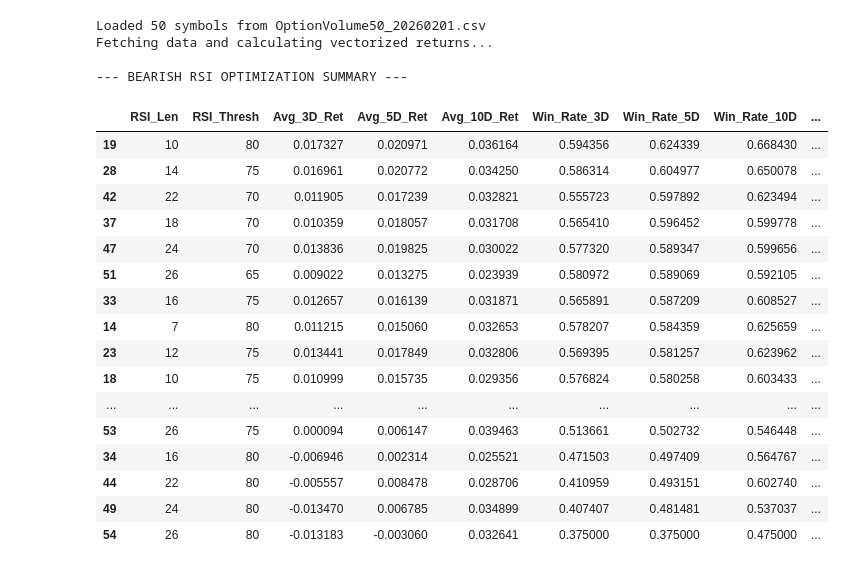
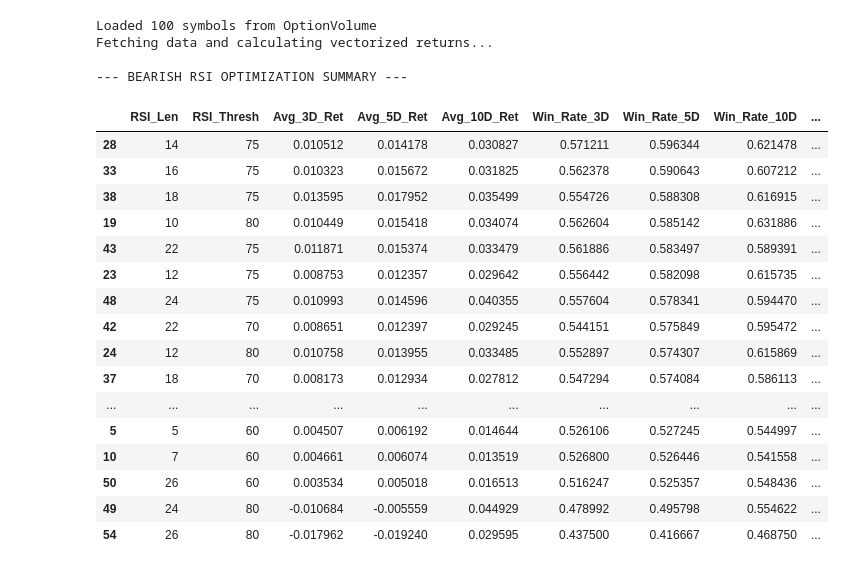
Before and after one commit to jhenningsen/Equity_Analysis, a Jupyter notebook: LangStudio/RSI_Max_Backtesting.ipynb, the cells around one changed output. Drawn from its saved outputs; the diff is of its cells as text; code cells hidden in the pictures.

```diff
--- a/LangStudio/RSI_Max_Backtesting.ipynb
+++ b/LangStudio/RSI_Max_Backtesting.ipynb
@@ -11,3 +15,10 @@ from datetime import datetime, timedelta
+# %%
+# These are Google Drive file IDs. To get your own, right-click on the file in Google Drive, select 'Share', then 'Get link'. The ID is the part of the URL after 'id='.
+OptionVolume_id = '1OGdLINK3zjlx6-lMq86SVq9TkbcglkeI'
+OptionVolume = f'https://drive.google.com/uc?export=download&id={OptionVolume_id}'
+
+OptionVolume200_id = '1gcwD510l4GFGNcKsbExR3GvKnDZwCHy4'
+OptionVolume200 = f'https://drive.google.com/uc?export=download&id={OptionVolume200_id}'
 # %%
 warnings.filterwarnings("ignore")
 
@@ -18,11 +29,10 @@ RSI_LENGTHS = [3, 5, 7, 10, 12, 14, 16, 18, 22, 24, 26]
 
 try:
     # Using your specific filename mentioned in previous turns
-    csv_name = "OptionVolume50_20260201.csv"
-    df_csv = pd.read_csv(csv_name)
+    df_csv = pd.read_csv(OptionVolume)
     symbol_col = [c for c in df_csv.columns if 'symbol' in c.lower() or 'ticker' in c.lower()][0]
     SYMBOLS = df_csv[symbol_col].str.strip().unique().tolist()
-    print(f"Loaded {len(SYMBOLS)} symbols from {csv_name}")
+    print(f"Loaded {len(SYMBOLS)} symbols from OptionVolume")
 except Exception as e:
     print(f"Could not load CSV: {e}. Falling back to default list.")
     SYMBOLS = ["TSLA", "SPY", "QQQ", "NVDA", "AAPL", "MSFT"]
@@ -87,50 +97,50 @@ for rsi_len in RSI_LENGTHS:
             # BEARISH WIN RATE: A win is when future return is NEGATIVE (< 0)
             all_results.append({
                 "RSI_Len": rsi_len,
                 "RSI_Thresh": rsi_thresh,
                 "Avg_3D_Ret": combined['Ret_3D'].mean(),
                 "Avg_5D_Ret": combined['Ret_5D'].mean(),
                 "Avg_10D_Ret": combined['Ret_10D'].mean(),
                 "Win_Rate_3D": (combined['Ret_3D'] > 0).mean(),
                 "Win_Rate_5D": (combined['Ret_5D'] > 0).mean(),
                 "Win_Rate_10D": (combined['Ret_10D'] > 0).mean(),
                 "Trade_Count": len(combined)
             })
 
 # --- 5. Summary Display ---
 if all_results:
     summary_df = pd.DataFrame(all_results)
     # Sorting by Win_Rate_5D to find the best bearish signals
     summary_df = summary_df.sort_values(by="Win_Rate_5D", ascending=False)
     #summary_df = summary_df.sort_values(by="Avg_5D_Ret", ascending=False)
 
     print("\n--- BEARISH RSI OPTIMIZATION SUMMARY ---")
     display(summary_df)
     summary_df.to_csv("bearish_rsi_results.csv", index=False)
 else:
     print("No bearish signals found.")
 # %% [output]
-Loaded 50 symbols from OptionVolume50_20260201.csv
+Loaded 100 symbols from OptionVolume
 Fetching data and calculating vectorized returns...
 
 --- BEARISH RSI OPTIMIZATION SUMMARY ---
 |  | RSI_Len | RSI_Thresh | Avg_3D_Ret | Avg_5D_Ret | Avg_10D_Ret | Win_Rate_3D | Win_Rate_5D | Win_Rate_10D | ... |
-| 19 | 10 | 80 | 0.017327 | 0.020971 | 0.036164 | 0.594356 | 0.624339 | 0.668430 | ... |
-| 28 | 14 | 75 | 0.016961 | 0.020772 | 0.034250 | 0.586314 | 0.604977 | 0.650078 | ... |
-| 42 | 22 | 70 | 0.011905 | 0.017239 | 0.032821 | 0.555723 | 0.597892 | 0.623494 | ... |
-| 37 | 18 | 70 | 0.010359 | 0.018057 | 0.031708 | 0.565410 | 0.596452 | 0.599778 | ... |
-| 47 | 24 | 70 | 0.013836 | 0.019825 | 0.030022 | 0.577320 | 0.589347 | 0.599656 | ... |
-| 51 | 26 | 65 | 0.009022 | 0.013275 | 0.023939 | 0.580972 | 0.589069 | 0.592105 | ... |
-| 33 | 16 | 75 | 0.012657 | 0.016139 | 0.031871 | 0.565891 | 0.587209 | 0.608527 | ... |
-| 14 | 7 | 80 | 0.011215 | 0.015060 | 0.032653 | 0.578207 | 0.584359 | 0.625659 | ... |
-| 23 | 12 | 75 | 0.013441 | 0.017849 | 0.032806 | 0.569395 | 0.581257 | 0.623962 | ... |
-| 18 | 10 | 75 | 0.010999 | 0.015735 | 0.029356 | 0.576824 | 0.580258 | 0.603433 | ... |
+| 28 | 14 | 75 | 0.010512 | 0.014178 | 0.030827 | 0.571211 | 0.596344 | 0.621478 | ... |
+| 33 | 16 | 75 | 0.010323 | 0.015672 | 0.031825 | 0.562378 | 0.590643 | 0.607212 | ... |
+| 38 | 18 | 75 | 0.013595 | 0.017952 | 0.035499 | 0.554726 | 0.588308 | 0.616915 | ... |
+| 19 | 10 | 80 | 0.010449 | 0.015418 | 0.034074 | 0.562604 | 0.585142 | 0.631886 | ... |
+| 43 | 22 | 75 | 0.011871 | 0.015374 | 0.033479 | 0.561886 | 0.583497 | 0.589391 | ... |
+| 23 | 12 | 75 | 0.008753 | 0.012357 | 0.029642 | 0.556442 | 0.582098 | 0.615735 | ... |
+| 48 | 24 | 75 | 0.010993 | 0.014596 | 0.040355 | 0.557604 | 0.578341 | 0.594470 | ... |
+| 42 | 22 | 70 | 0.008651 | 0.012397 | 0.029245 | 0.544151 | 0.575849 | 0.595472 | ... |
+| 24 | 12 | 80 | 0.010758 | 0.013955 | 0.033485 | 0.552897 | 0.574307 | 0.615869 | ... |
+| 37 | 18 | 70 | 0.008173 | 0.012934 | 0.027812 | 0.547294 | 0.574084 | 0.586113 | ... |
 | ... | ... | ... | ... | ... | ... | ... | ... | ... | ... |
-| 53 | 26 | 75 | 0.000094 | 0.006147 | 0.039463 | 0.513661 | 0.502732 | 0.546448 | ... |
-| 34 | 16 | 80 | -0.006946 | 0.002314 | 0.025521 | 0.471503 | 0.497409 | 0.564767 | ... |
-| 44 | 22 | 80 | -0.005557 | 0.008478 | 0.028706 | 0.410959 | 0.493151 | 0.602740 | ... |
-| 49 | 24 | 80 | -0.013470 | 0.006785 | 0.034899 | 0.407407 | 0.481481 | 0.537037 | ... |
-| 54 | 26 | 80 | -0.013183 | -0.003060 | 0.032641 | 0.375000 | 0.375000 | 0.475000 | ... |
+| 5 | 5 | 60 | 0.004507 | 0.006192 | 0.014644 | 0.526106 | 0.527245 | 0.544997 | ... |
+| 10 | 7 | 60 | 0.004661 | 0.006074 | 0.013519 | 0.526800 | 0.526446 | 0.541558 | ... |
+| 50 | 26 | 60 | 0.003534 | 0.005018 | 0.016513 | 0.516247 | 0.525357 | 0.548436 | ... |
+| 49 | 24 | 80 | -0.010684 | -0.005559 | 0.044929 | 0.478992 | 0.495798 | 0.554622 | ... |
+| 54 | 26 | 80 | -0.017962 | -0.019240 | 0.029595 | 0.437500 | 0.416667 | 0.468750 | ... |
 # %%
 # 1. Pivot the data for 5-Day Win Rate
 heatmap_data_5d = summary_df.pivot(index="RSI_Len", columns="RSI_Thresh", values="Win_Rate_5D")
```
Also changed, not shown: parts of 3 cells of this notebook.
